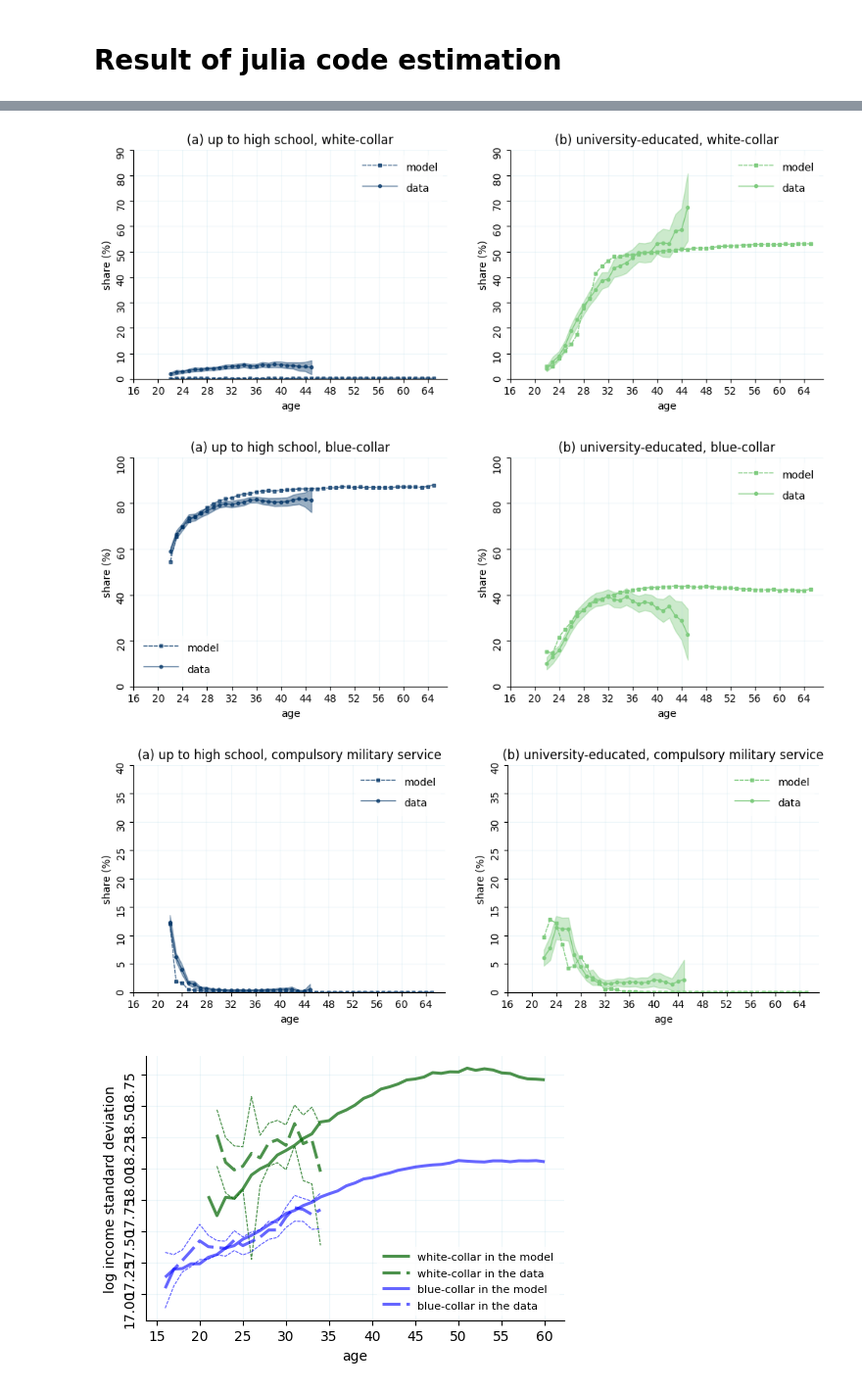
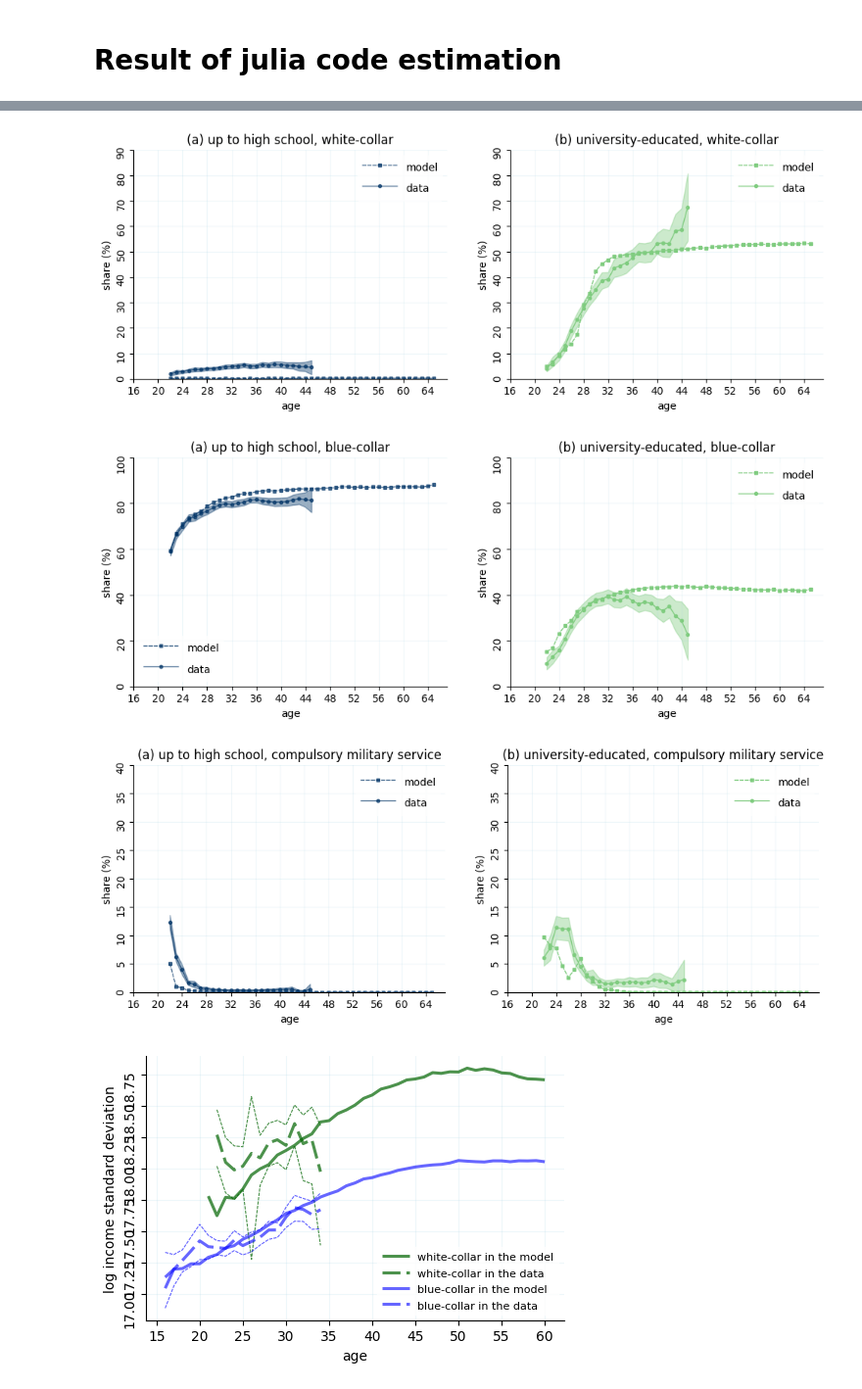
Before and after one commit to sabourikenari/Compulsory-Service-Structural-Model, a Jupyter notebook: simulation-analysis/P1_1_sim_analysis.ipynb, the cells around one changed output, grey strips where cells are left out. Shown at 98% size. Saved outputs shown, nothing was run; the diff lists cells and outputs as text; code cells hidden in the pictures.

```diff
--- a/simulation-analysis/P1_1_sim_analysis.ipynb
+++ b/simulation-analysis/P1_1_sim_analysis.ipynb
@@ -1823,7 +1823,7 @@ def to_percent(y, position):
 
 plt.rcParams['font.family'] = 'Book Antiqua'
 # %%
-sim = pd.read_csv(r"../data/simulation/simNew2.csv", header=None)
+sim = pd.read_csv(r"../data/simulation/simNewTest.csv", header=None)
 
 
 sim.columns = ["age","education","x3","x4","choice","income","educated","x5","type","Emax","choice_next","homeSinceSchool"]
@@ -2075,7 +2075,7 @@ choiceMomentSim
 #     choiceMomentData= pd.read_csv(r"/home/ehsan/Dropbox/Labor/Codes/Moments/choiceMomentStdBoot.csv",header=None)
 # except:
 # choiceMomentData= pd.read_csv(r"../Moments/choiceMomentStdBoot.csv",header=None)
-choiceMomentData= pd.read_csv(r"../Moments/choiceMomentSTDLFS.csv",header=None,delimiter=" ")
+choiceMomentData= pd.read_csv(r"../data/moments/choiceMomentSTDLFS.csv",header=None,delimiter=" ")
 
 
 choiceMomentData.columns = ["age","educated","home","study","white","blue","mil","homeStd","studyStd","whiteStd","blueStd","milStd"]
@@ -2177,34 +2177,34 @@ for ind,alter in enumerate(["home","study","white","blue","mil"]):
 
     ax2.grid(axis='both',alpha=0.2, color="lightblue")
     ax2.legend(loc="best",edgecolor="w", prop={"size":fSize-2}, ncol=1,handlelength=3.5,handleheight=2)
     ax2.set_title("(b) university-educated, "+alternative[ind], fontsize=fSize)
 
     high=[0.7,0.9,0.9,1,0.4]
     ax1.set_ylim(0,high[ind])
     ax2.set_ylim(0,high[ind])
 
 
     # Hide the right and top spines
     # Hide the right and top spines
     ax1.spines['right'].set_visible(False)
     ax1.spines['top'].set_visible(False)
     ax2.spines['right'].set_visible(False)
     ax2.spines['top'].set_visible(False)
 
     ax1.yaxis.set_tick_params(labelrotation=90)
     ax2.yaxis.set_tick_params(labelrotation=90)
     formatter = FuncFormatter(to_percent)
     ax1.yaxis.set_major_formatter(formatter)
     ax2.yaxis.set_major_formatter(formatter)
 #     fig.savefig(f"../../Reports/English version/Latex/Version6/Figures/22{alter}.pdf", bbox_inches='tight')
     plt.show()
     ;
 # %% [output]
 [figure]
 [figure]
 [figure]
 [figure]
-[figure, old version]
+[figure, new version]
 # %%
 
 wageMomentData= pd.read_csv("../Moments/wageMomentStdBootByCollarOnly.csv",header=None)
```
Also changed, not shown: parts of 2 cells of this notebook.
